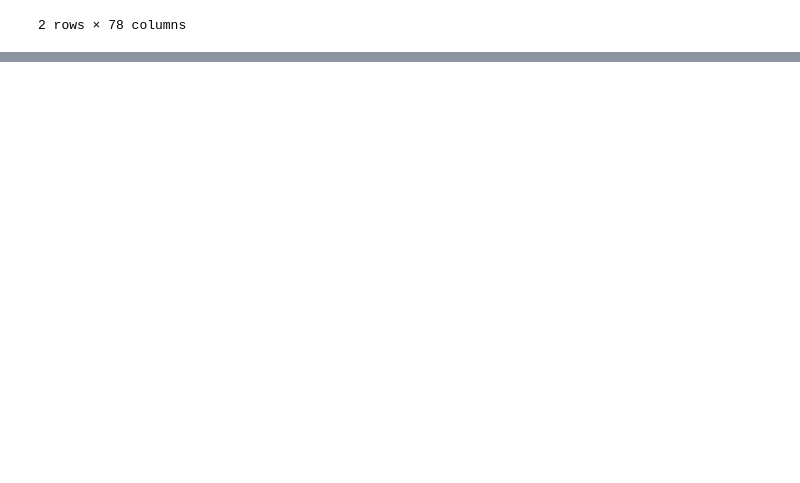
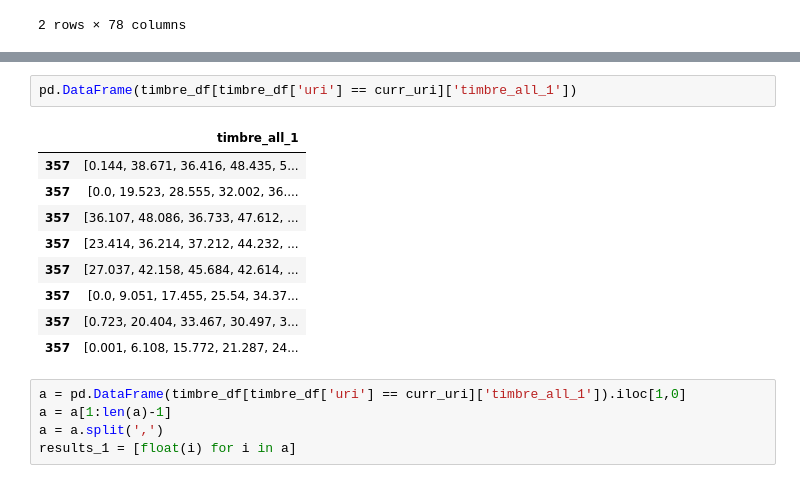
Before and after one commit to liams32/Spotify_Analysis, a Jupyter notebook: all_code/curr_code/combine_all_timbres.ipynb, the cells around one changed output, grey strips where cells are left out. Saved outputs shown, nothing was run; the diff lists cells and outputs as text; blank space fills up the shorter version.

```diff
--- a/all_code/curr_code/combine_all_timbres.ipynb
+++ b/all_code/curr_code/combine_all_timbres.ipynb
@@ -108,0 +213,17 @@ Name: timbre_all_1, dtype: object
+# %%
+pd.DataFrame(timbre_df[timbre_df['uri'] == curr_uri]['timbre_all_1'])
+# %% [output]
+|  | timbre_all_1 |
+| 357 | [0.144, 38.671, 36.416, 48.435, 5... |
+| 357 | [0.0, 19.523, 28.555, 32.002, 36.... |
+| 357 | [36.107, 48.086, 36.733, 47.612, ... |
+| 357 | [23.414, 36.214, 37.212, 44.232, ... |
+| 357 | [27.037, 42.158, 45.684, 42.614, ... |
+| 357 | [0.0, 9.051, 17.455, 25.54, 34.37... |
+| 357 | [0.723, 20.404, 33.467, 30.497, 3... |
+| 357 | [0.001, 6.108, 15.772, 21.287, 24... |
+# %%
+a = pd.DataFrame(timbre_df[timbre_df['uri'] == curr_uri]['timbre_all_1']).iloc[1,0]
+a = a[1:len(a)-1]
+a = a.split(',')
+results_1 = [float(i) for i in a]
```
Also changed, not shown: parts of 23 cells of this notebook.
